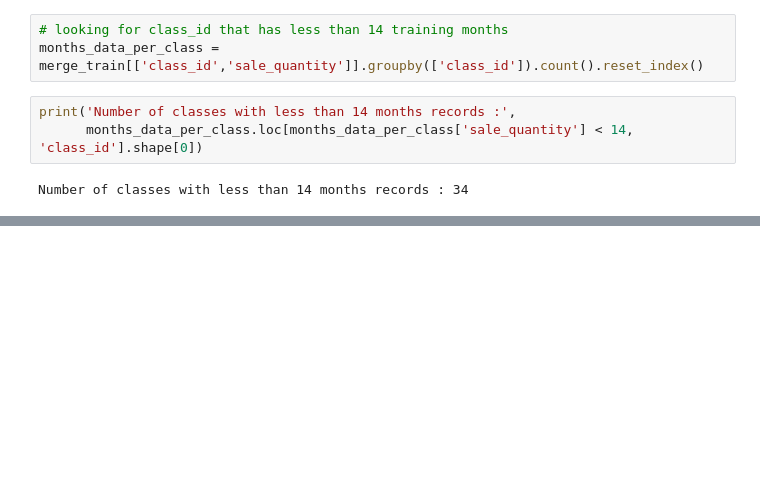
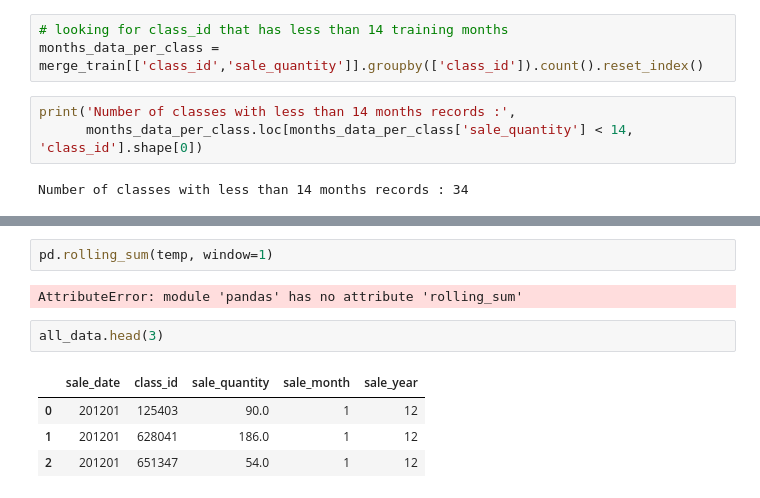
Before and after one commit to songyang0716/Kaggle_Competition, a Jupyter notebook: auto_sale_prediction/sales_prediction.ipynb, the cells around one changed output, grey strips where cells are left out. Saved outputs shown, nothing was run; the diff lists cells and outputs as text; blank space fills up the shorter version.

```diff
--- a/auto_sale_prediction/sales_prediction.ipynb
+++ b/auto_sale_prediction/sales_prediction.ipynb
@@ -156,0 +342,11 @@ for idx in class_12:
+# %%
+pd.rolling_sum(temp, window=1)
+# %% [output]
+AttributeError: module 'pandas' has no attribute 'rolling_sum'
+# %%
+all_data.head(3)
+# %% [output]
+|  | sale_date | class_id | sale_quantity | sale_month | sale_year |
+| 0 | 201201 | 125403 | 90.0 | 1 | 12 |
+| 1 | 201201 | 628041 | 186.0 | 1 | 12 |
+| 2 | 201201 | 651347 | 54.0 | 1 | 12 |
```
Also changed, not shown: parts of 19 cells of this notebook.
